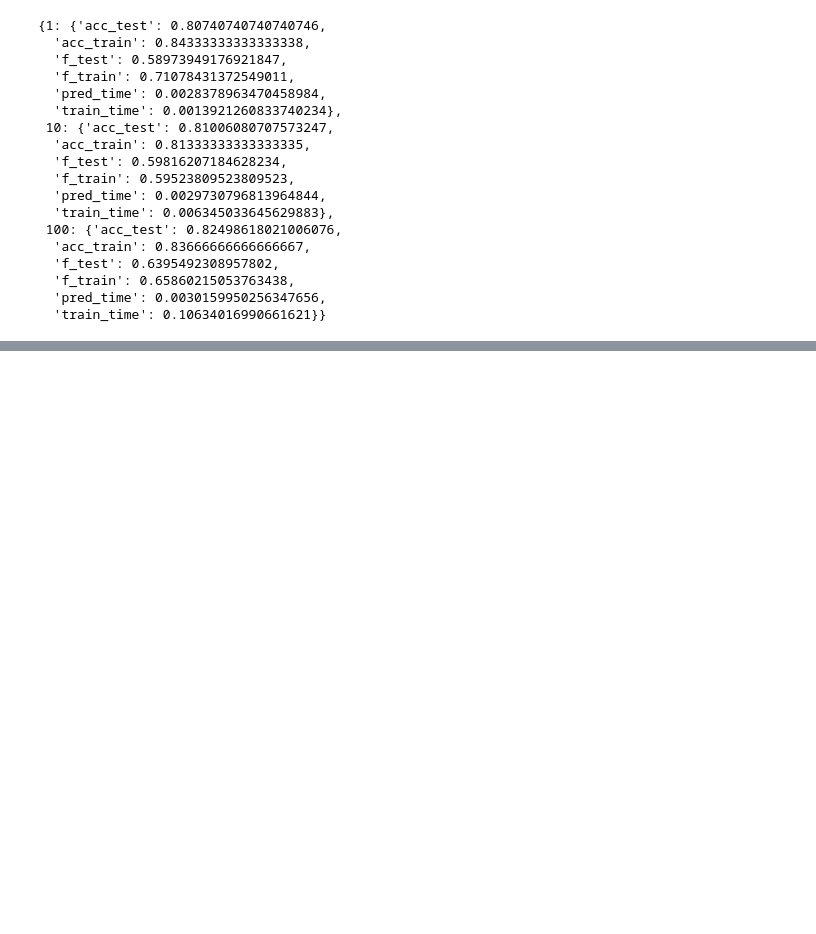
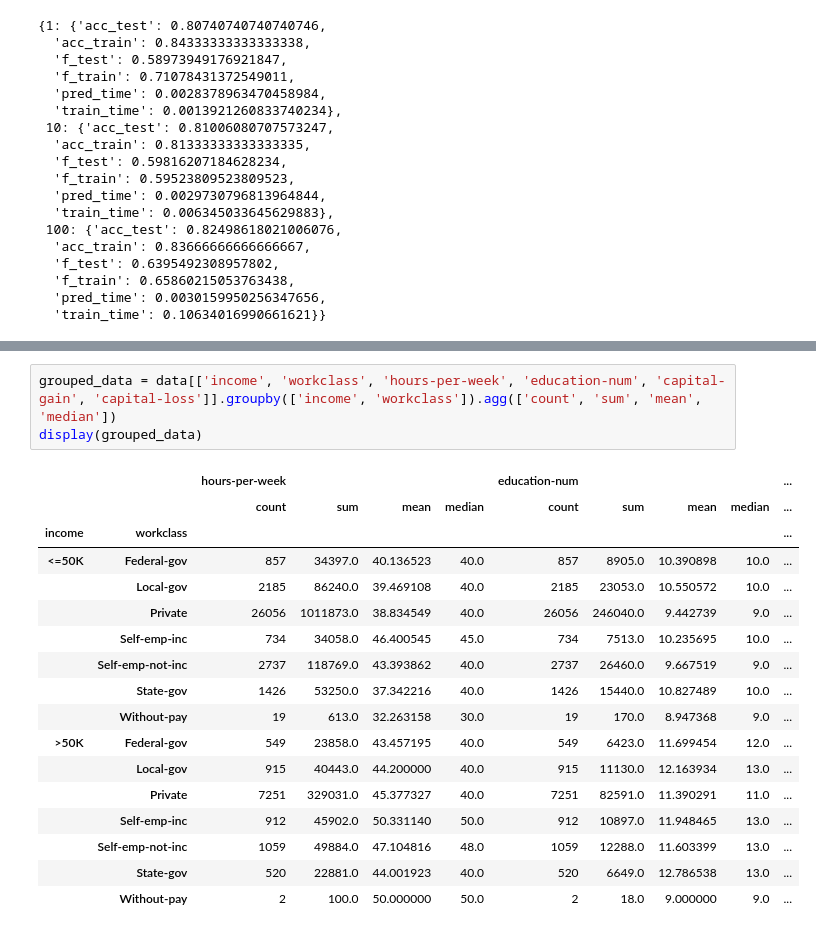
Before and after one commit to keertyverma/udacity-dse-nanodegree-projects, a Jupyter notebook: finding_donors/test.ipynb, the cells around one changed output, grey strips where cells are left out. Cells and saved outputs as stored; diff of their text form; blank space fills up the shorter version.

```diff
--- a/finding_donors/test.ipynb
+++ b/finding_donors/test.ipynb
@@ -553,0 +591,21 @@ SGDClassifier trained on 361 samples.
+# %%
+grouped_data = data[['income', 'workclass', 'hours-per-week', 'education-num', 'capital-gain', 'capital-loss']].groupby(['income', 'workclass']).agg(['count', 'sum', 'mean', 'median'])
+display(grouped_data)
+# %% [output]
+|  |  | hours-per-week |  |  |  | education-num |  |  |  | ... |
+|  |  | count | sum | mean | median | count | sum | mean | median | ... |
+| income | workclass |  |  |  |  |  |  |  |  | ... |
+| <=50K | Federal-gov | 857 | 34397.0 | 40.136523 | 40.0 | 857 | 8905.0 | 10.390898 | 10.0 | ... |
+|  | Local-gov | 2185 | 86240.0 | 39.469108 | 40.0 | 2185 | 23053.0 | 10.550572 | 10.0 | ... |
+|  | Private | 26056 | 1011873.0 | 38.834549 | 40.0 | 26056 | 246040.0 | 9.442739 | 9.0 | ... |
+|  | Self-emp-inc | 734 | 34058.0 | 46.400545 | 45.0 | 734 | 7513.0 | 10.235695 | 10.0 | ... |
+|  | Self-emp-not-inc | 2737 | 118769.0 | 43.393862 | 40.0 | 2737 | 26460.0 | 9.667519 | 9.0 | ... |
+|  | State-gov | 1426 | 53250.0 | 37.342216 | 40.0 | 1426 | 15440.0 | 10.827489 | 10.0 | ... |
+|  | Without-pay | 19 | 613.0 | 32.263158 | 30.0 | 19 | 170.0 | 8.947368 | 9.0 | ... |
+| >50K | Federal-gov | 549 | 23858.0 | 43.457195 | 40.0 | 549 | 6423.0 | 11.699454 | 12.0 | ... |
+|  | Local-gov | 915 | 40443.0 | 44.200000 | 40.0 | 915 | 11130.0 | 12.163934 | 13.0 | ... |
+|  | Private | 7251 | 329031.0 | 45.377327 | 40.0 | 7251 | 82591.0 | 11.390291 | 11.0 | ... |
+|  | Self-emp-inc | 912 | 45902.0 | 50.331140 | 50.0 | 912 | 10897.0 | 11.948465 | 13.0 | ... |
+|  | Self-emp-not-inc | 1059 | 49884.0 | 47.104816 | 48.0 | 1059 | 12288.0 | 11.603399 | 13.0 | ... |
+|  | State-gov | 520 | 22881.0 | 44.001923 | 40.0 | 520 | 6649.0 | 12.786538 | 13.0 | ... |
+|  | Without-pay | 2 | 100.0 | 50.000000 | 50.0 | 2 | 18.0 | 9.000000 | 9.0 | ... |
```
Also changed, not shown: parts of 14 cells of this notebook, 2 other files.
